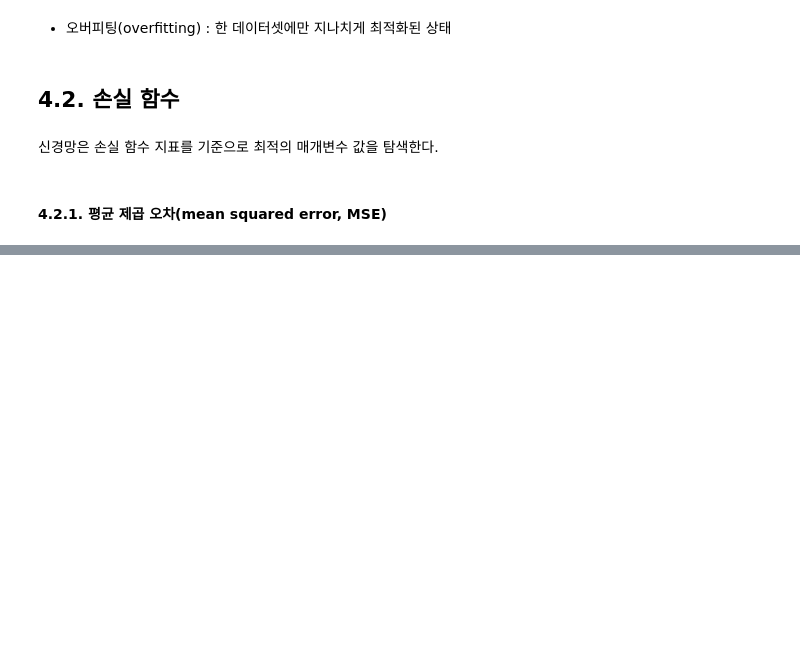
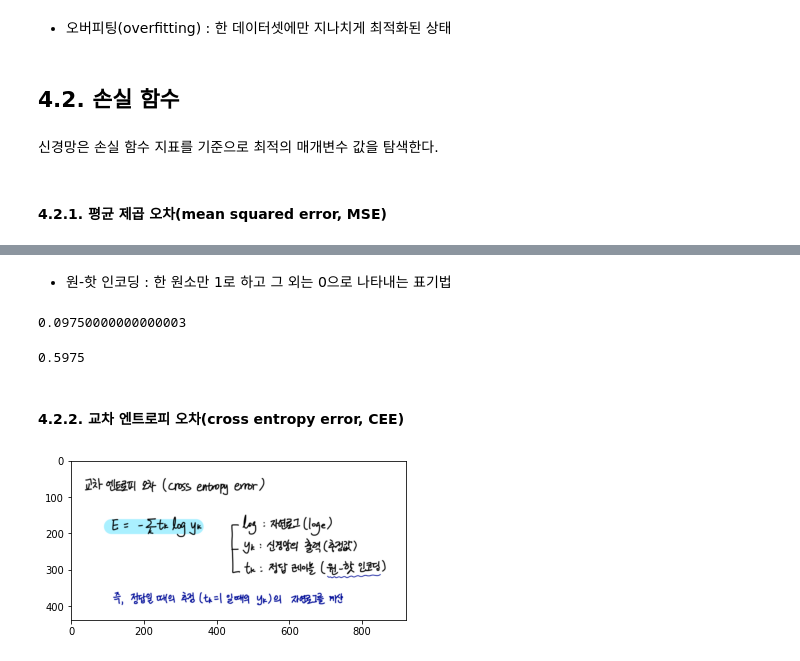
Before and after one commit to SoyeonHH/DL, a Jupyter notebook: 04NN-learning.ipynb, the cells around one changed output, grey strips where cells are left out. Saved outputs shown, nothing was run; the diff lists cells and outputs as text; code cells hidden in the pictures; blank space fills up the shorter version.

```diff
--- a/04NN-learning.ipynb
+++ b/04NN-learning.ipynb
@@ -40,0 +41,2 @@ plt.show()
+# %% [markdown]
+* 원-핫 인코딩 : 한 원소만 1로 하고 그 외는 0으로 나타내는 표기법
@@ -40,0 +46,27 @@ plt.show()
+# %%
+# 예시.
+
+# 정담은 '2'
+t = [0, 0, 1, 0, 0, 0, 0, 0, 0, 0]
+
+# '2' 일 확률이 가장 높다고 추정(0.6)
+import numpy as np
+
+y = [0.1, 0.05, 0.6, 0.0, 0.05, 0.1, 0.0, 0.1, 0.0, 0.0]
+mean_squared_error(np.array(y), np.array(t))
+# %% [output]
+0.09750000000000003
+# %%
+# '7'일 확률이 가장 높다고 추정(0.6)
+y = [0.1, 0.05, 0.1, 0.0, 0.05, 0.1, 0.0, 0.6, 0.0, 0.0]
+mean_squared_error(np.array(y), np.array(t))
+# %% [output]
+0.5975
+# %% [markdown]
+#### 4.2.2. 교차 엔트로피 오차(cross entropy error, CEE)
+# %%
+image = img.imread('img/05.png')
+plt.imshow(image)
+plt.show()
+# %% [output]
+[figure, added]
```
Also changed, not shown: parts of 20 cells of this notebook.
